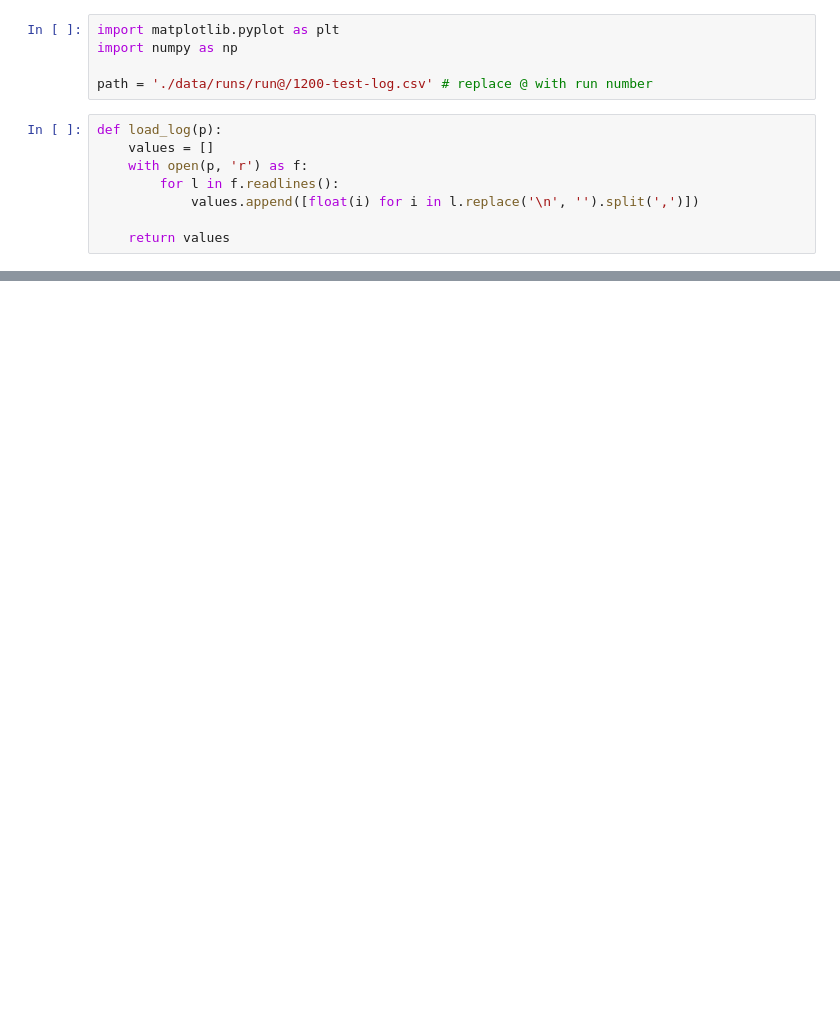
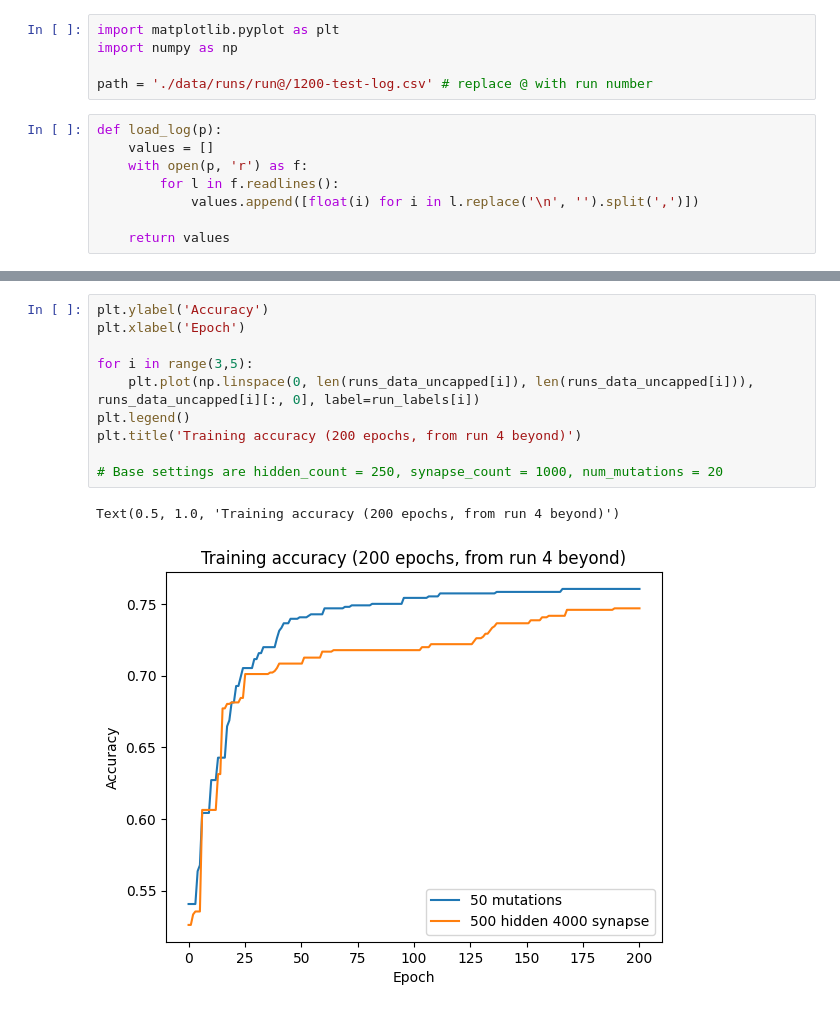
Before and after one commit to khood5/MLAudio, a Jupyter notebook: shotspotter/snn/params-analysis.ipynb, the cells around one changed output, grey strips where cells are left out. Saved outputs shown, nothing was run; the diff lists cells and outputs as text; blank space fills up the shorter version.

```diff
--- a/shotspotter/snn/params-analysis.ipynb
+++ b/shotspotter/snn/params-analysis.ipynb
@@ -59,0 +63,13 @@ Text(0.5, 1.0, 'Average pop accuracy')
+# %%
+plt.ylabel('Accuracy')
+plt.xlabel('Epoch')
+
+for i in range(3,5):
+    plt.plot(np.linspace(0, len(runs_data_uncapped[i]), len(runs_data_uncapped[i])), runs_data_uncapped[i][:, 0], label=run_labels[i])
+plt.legend()
+plt.title('Training accuracy (200 epochs, from run 4 beyond)')
+
+# Base settings are hidden_count = 250, synapse_count = 1000, num_mutations = 20
+# %% [output]
+Text(0.5, 1.0, 'Training accuracy (200 epochs, from run 4 beyond)')
+[figure, added]
```
Also changed, not shown: parts of 5 cells of this notebook, 6 other files.
